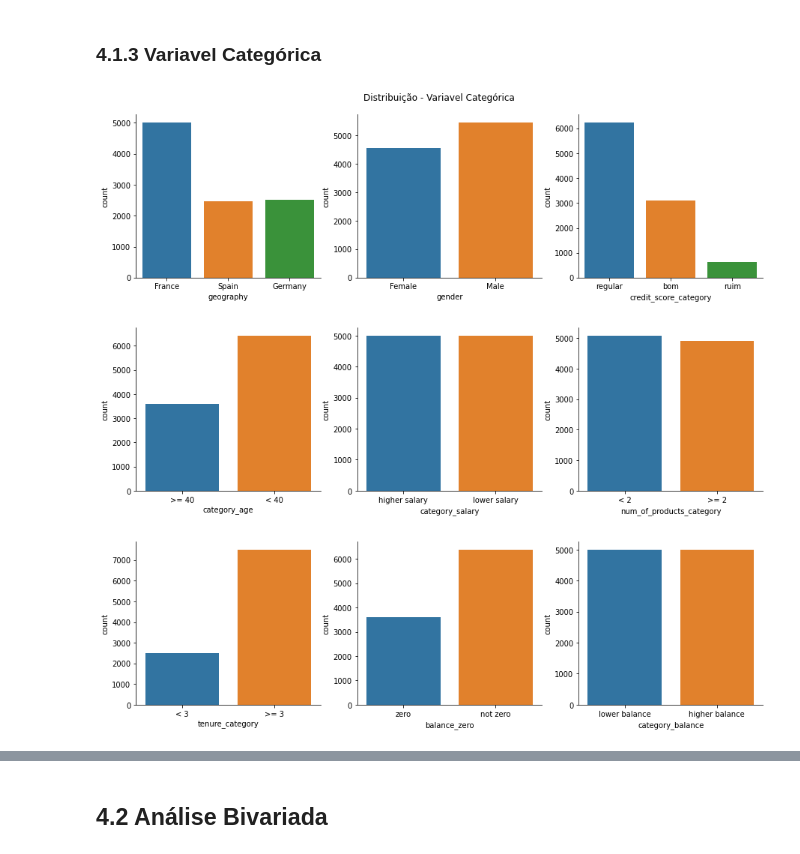
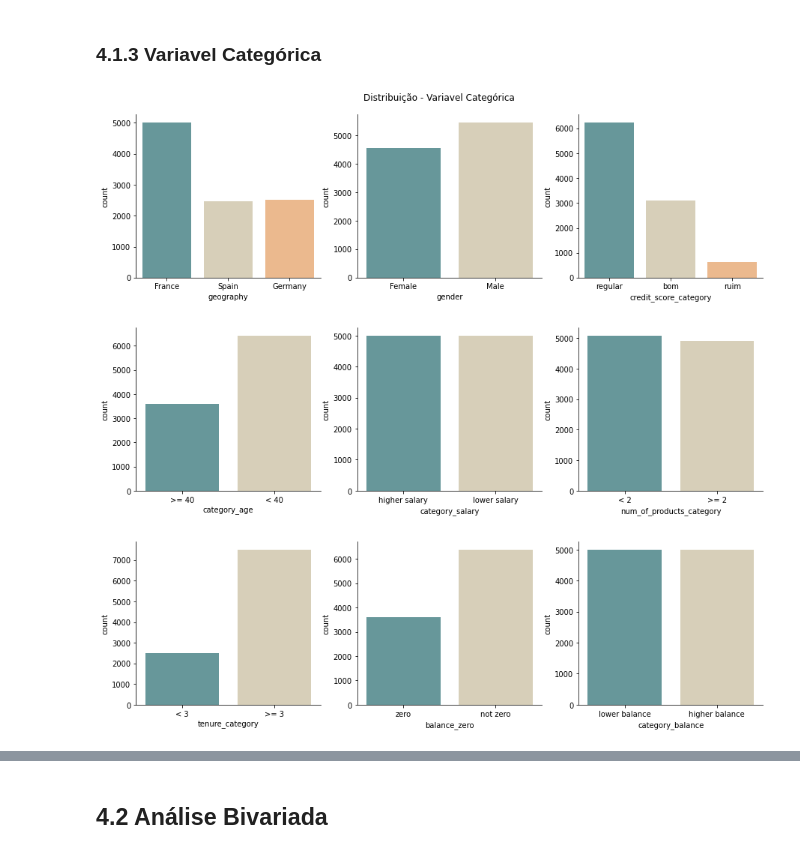
Before and after one commit to Jhonatanslopes/Bank-Customer-Churn, a Jupyter notebook: Notebook/notebook.ipynb, the cells around one changed output, grey strips where cells are left out. Cells and saved outputs as stored; diff of their text form; code cells hidden in the pictures.

```diff
--- a/Notebook/notebook.ipynb
+++ b/Notebook/notebook.ipynb
@@ -579,5 +694,6 @@ df2['customer_return'] = df2[['estimated_salary', 'tenure']].apply(lambda x: (x[
 # %%
-df2.drop(columns=['row_number', 'surname', 'customer_id'], inplace=True)
+# drop columns not used
+df2.drop(columns=['row_number', 'surname'], inplace=True)
 # %% [markdown]
 # 4.0 EDA
 # %% [markdown]
@@ -628,16 +774,22 @@ sns.despine(right=True);
 # %% [markdown]
 ### 4.1.3 Variavel Categórica
 # %%
+# filter categorical attributes
 cat = df4.select_dtypes(include=['object'])
 
-plot_bar(x1='geography', x2='gender', x3='credit_score_category', df=cat)
+# apply function to plot:
+# first line
+plot_bar(x1='geography', x2='gender', x3='credit_score_category', df=cat, palette=palette)
 plt.suptitle('Distribuição - Variavel Categórica');
 
-plot_bar(x1='category_age', x2='category_salary', x3='num_of_products_category', df=cat)
-plot_bar(x1='tenure_category', x2='balance_zero', x3='category_balance', df=cat)
+# second line
+plot_bar(x1='category_age', x2='category_salary', x3='num_of_products_category', df=cat, palette=palette)
+
+# last line
+plot_bar(x1='tenure_category', x2='balance_zero', x3='category_balance', df=cat, palette=palette)
 # %% [output]
-[figure, old version]
+[figure, new version]
-[figure, old version]
+[figure, new version]
-[figure, old version]
+[figure, new version]
 # %% [markdown]
 **Insight:**
```
Also changed, not shown: parts of 100 cells of this notebook.
